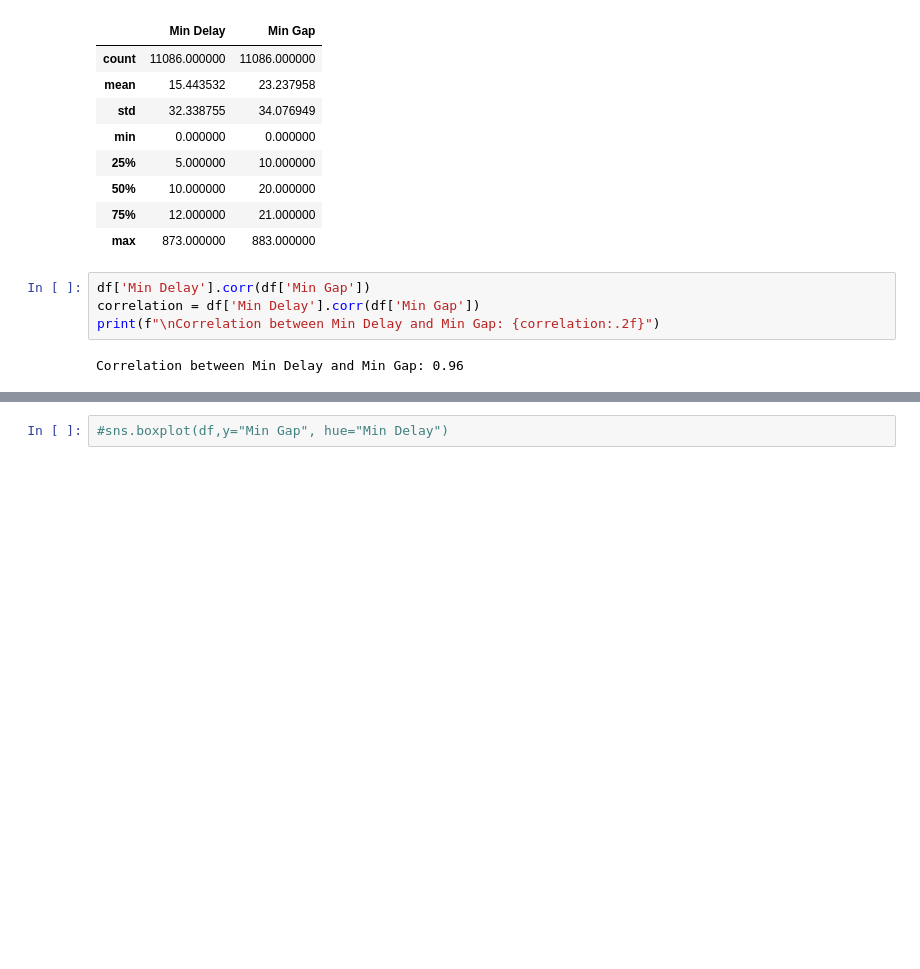
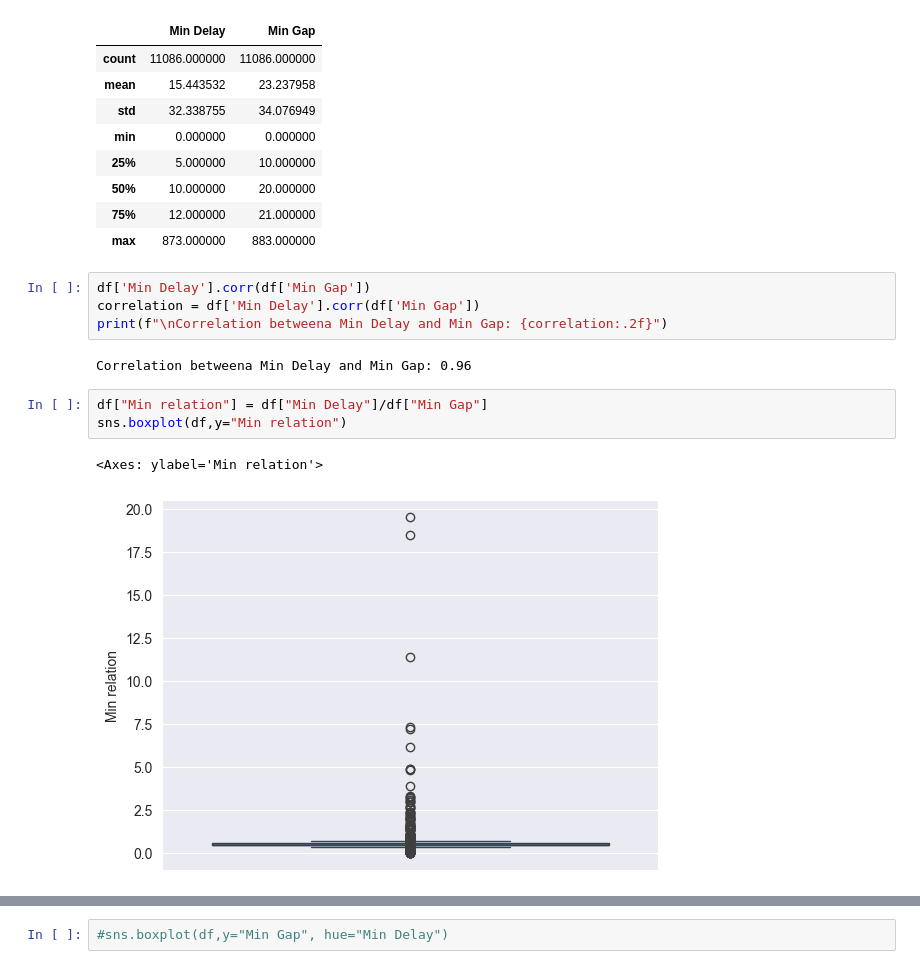
Before and after one commit to Zoph-IA/MIT-TorontoTransit-Delays, a Jupyter notebook: finalVs/regressor.ipynb, the cells around one changed output, grey strips where cells are left out. Drawn from its saved outputs; the diff is of its cells as text; blank space fills up the shorter version.

```diff
--- a/finalVs/regressor.ipynb
+++ b/finalVs/regressor.ipynb
@@ -110,6 +232,12 @@ df[['Min Delay', 'Min Gap']].describe()
 # %%
 df['Min Delay'].corr(df['Min Gap'])
 correlation = df['Min Delay'].corr(df['Min Gap'])
-print(f"\nCorrelation between Min Delay and Min Gap: {correlation:.2f}")
+print(f"\nCorrelation betweena Min Delay and Min Gap: {correlation:.2f}")
 # %% [output]
-Correlation between Min Delay and Min Gap: 0.96
+Correlation betweena Min Delay and Min Gap: 0.96
+# %%
+df["Min relation"] = df["Min Delay"]/df["Min Gap"]
+sns.boxplot(df,y="Min relation")
+# %% [output]
+<Axes: ylabel='Min relation'>
+[figure, added]
```
Also changed, not shown: parts of 17 cells of this notebook.
